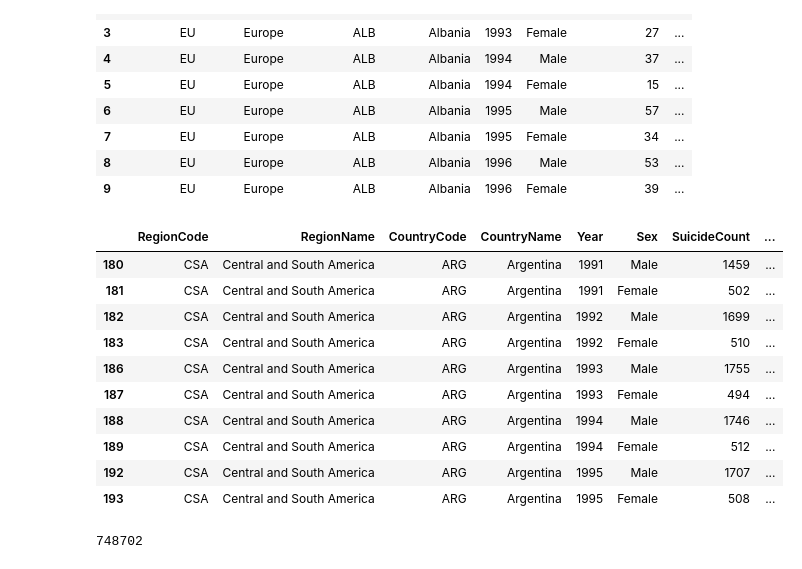
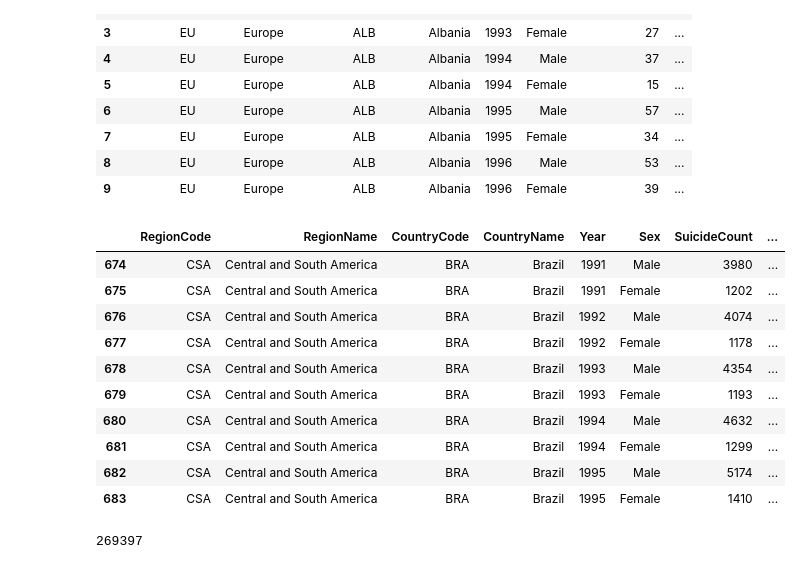
Before and after one commit to matheushstf/suicide_rates_data, a Jupyter notebook: transformation.ipynb, the cells around one changed output. Drawn from its saved outputs; the diff is of its cells as text; code cells hidden in the pictures.

```diff
--- a/transformation.ipynb
+++ b/transformation.ipynb
@@ -16,21 +18,22 @@ suicide_ages.head(10)
 | 8 | EU | Europe | ALB | Albania | 1996 | Male | 53 | ... |
 | 9 | EU | Europe | ALB | Albania | 1996 | Female | 39 | ... |
 # %%
-south_america_suicides = suicide_ages[suicide_ages['RegionCode'] == 'CSA']
-south_america_suicides.head(10)
+brasil_suicides = suicide_ages[suicide_ages['CountryCode'] == 'BRA']
+brasil_suicides.head(10)
 # %% [output]
 |  | RegionCode | RegionName | CountryCode | CountryName | Year | Sex | SuicideCount | ... |
-| 180 | CSA | Central and South America | ARG | Argentina | 1991 | Male | 1459 | ... |
-| 181 | CSA | Central and South America | ARG | Argentina | 1991 | Female | 502 | ... |
-| 182 | CSA | Central and South America | ARG | Argentina | 1992 | Male | 1699 | ... |
-| 183 | CSA | Central and South America | ARG | Argentina | 1992 | Female | 510 | ... |
-| 186 | CSA | Central and South America | ARG | Argentina | 1993 | Male | 1755 | ... |
-| 187 | CSA | Central and South America | ARG | Argentina | 1993 | Female | 494 | ... |
-| 188 | CSA | Central and South America | ARG | Argentina | 1994 | Male | 1746 | ... |
-| 189 | CSA | Central and South America | ARG | Argentina | 1994 | Female | 512 | ... |
-| 192 | CSA | Central and South America | ARG | Argentina | 1995 | Male | 1707 | ... |
-| 193 | CSA | Central and South America | ARG | Argentina | 1995 | Female | 508 | ... |
+| 674 | CSA | Central and South America | BRA | Brazil | 1991 | Male | 3980 | ... |
+| 675 | CSA | Central and South America | BRA | Brazil | 1991 | Female | 1202 | ... |
+| 676 | CSA | Central and South America | BRA | Brazil | 1992 | Male | 4074 | ... |
+| 677 | CSA | Central and South America | BRA | Brazil | 1992 | Female | 1178 | ... |
+| 678 | CSA | Central and South America | BRA | Brazil | 1993 | Male | 4354 | ... |
+| 679 | CSA | Central and South America | BRA | Brazil | 1993 | Female | 1193 | ... |
+| 680 | CSA | Central and South America | BRA | Brazil | 1994 | Male | 4632 | ... |
+| 681 | CSA | Central and South America | BRA | Brazil | 1994 | Female | 1299 | ... |
+| 682 | CSA | Central and South America | BRA | Brazil | 1995 | Male | 5174 | ... |
+| 683 | CSA | Central and South America | BRA | Brazil | 1995 | Female | 1410 | ... |
-# %%
-print(south_america_suicides['SuicideCount'].sum())
-# %% [output]
-748702
+# %%
+total_brasil_suicides = brasil_suicides['SuicideCount'].sum()
+print(total_brasil_suicides)
+# %% [output]
+269397
```
Also changed, not shown: parts of 11 cells of this notebook.
